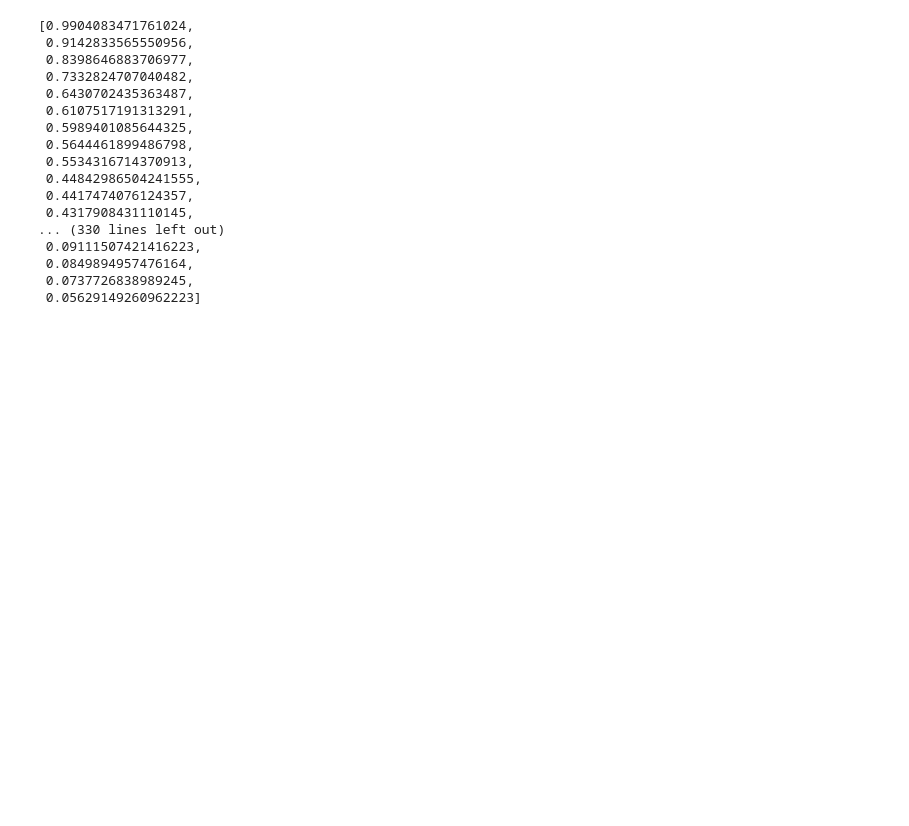
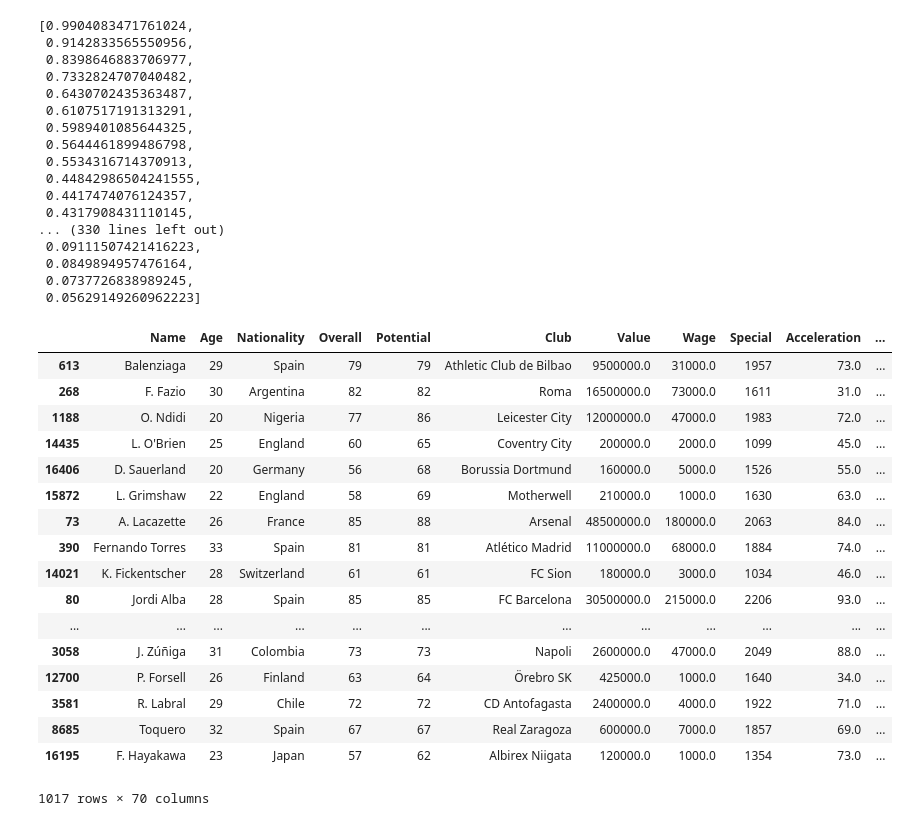
Before and after one commit to mssalvador/Fifa2018, a Jupyter notebook: Teknisk Tirsdag Tutorial (Supervised).ipynb, the cells around one changed output. Saved outputs shown, nothing was run; the diff lists cells and outputs as text; code cells hidden in the pictures; blank space fills up the shorter version.

```diff
--- a/Teknisk Tirsdag Tutorial (Supervised).ipynb
+++ b/Teknisk Tirsdag Tutorial (Supervised).ipynb
@@ -421,3 +423,24 @@ test_dansker['Sandsynligheder [0,1]'].map(lambda x: x[1]).sort_values(ascending=
  0.0849894957476164,
  0.0737726838989245,
  0.05629149260962223]
+# %%
+training_df.iloc[:,0:-1]
+# %% [output]
+|  | Name | Age | Nationality | Overall | Potential | Club | Value | Wage | Special | Acceleration | ... |
+| 613 | Balenziaga | 29 | Spain | 79 | 79 | Athletic Club de Bilbao | 9500000.0 | 31000.0 | 1957 | 73.0 | ... |
+| 268 | F. Fazio | 30 | Argentina | 82 | 82 | Roma | 16500000.0 | 73000.0 | 1611 | 31.0 | ... |
+| 1188 | O. Ndidi | 20 | Nigeria | 77 | 86 | Leicester City | 12000000.0 | 47000.0 | 1983 | 72.0 | ... |
+| 14435 | L. O'Brien | 25 | England | 60 | 65 | Coventry City | 200000.0 | 2000.0 | 1099 | 45.0 | ... |
+| 16406 | D. Sauerland | 20 | Germany | 56 | 68 | Borussia Dortmund | 160000.0 | 5000.0 | 1526 | 55.0 | ... |
+| 15872 | L. Grimshaw | 22 | England | 58 | 69 | Motherwell | 210000.0 | 1000.0 | 1630 | 63.0 | ... |
+| 73 | A. Lacazette | 26 | France | 85 | 88 | Arsenal | 48500000.0 | 180000.0 | 2063 | 84.0 | ... |
+| 390 | Fernando Torres | 33 | Spain | 81 | 81 | Atlético Madrid | 11000000.0 | 68000.0 | 1884 | 74.0 | ... |
+| 14021 | K. Fickentscher | 28 | Switzerland | 61 | 61 | FC Sion | 180000.0 | 3000.0 | 1034 | 46.0 | ... |
+| 80 | Jordi Alba | 28 | Spain | 85 | 85 | FC Barcelona | 30500000.0 | 215000.0 | 2206 | 93.0 | ... |
+| ... | ... | ... | ... | ... | ... | ... | ... | ... | ... | ... | ... |
+| 3058 | J. Zúñiga | 31 | Colombia | 73 | 73 | Napoli | 2600000.0 | 47000.0 | 2049 | 88.0 | ... |
+| 12700 | P. Forsell | 26 | Finland | 63 | 64 | Örebro SK | 425000.0 | 1000.0 | 1640 | 34.0 | ... |
+| 3581 | R. Labral | 29 | Chile | 72 | 72 | CD Antofagasta | 2400000.0 | 4000.0 | 1922 | 71.0 | ... |
+| 8685 | Toquero | 32 | Spain | 67 | 67 | Real Zaragoza | 600000.0 | 7000.0 | 1857 | 69.0 | ... |
+| 16195 | F. Hayakawa | 23 | Japan | 57 | 62 | Albirex Niigata | 120000.0 | 1000.0 | 1354 | 73.0 | ... |
+1017 rows × 70 columns
```
Also changed, not shown: parts of 38 cells of this notebook.
